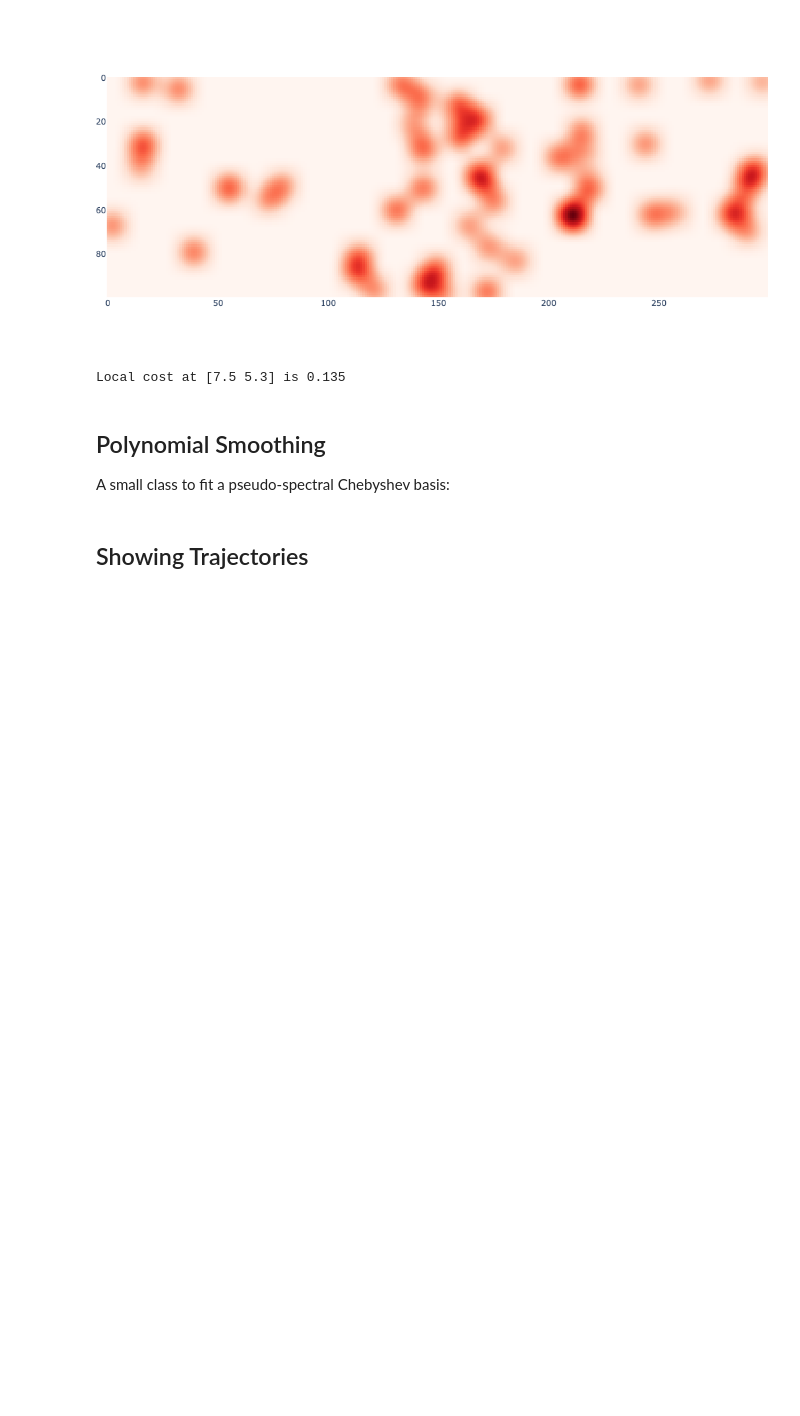
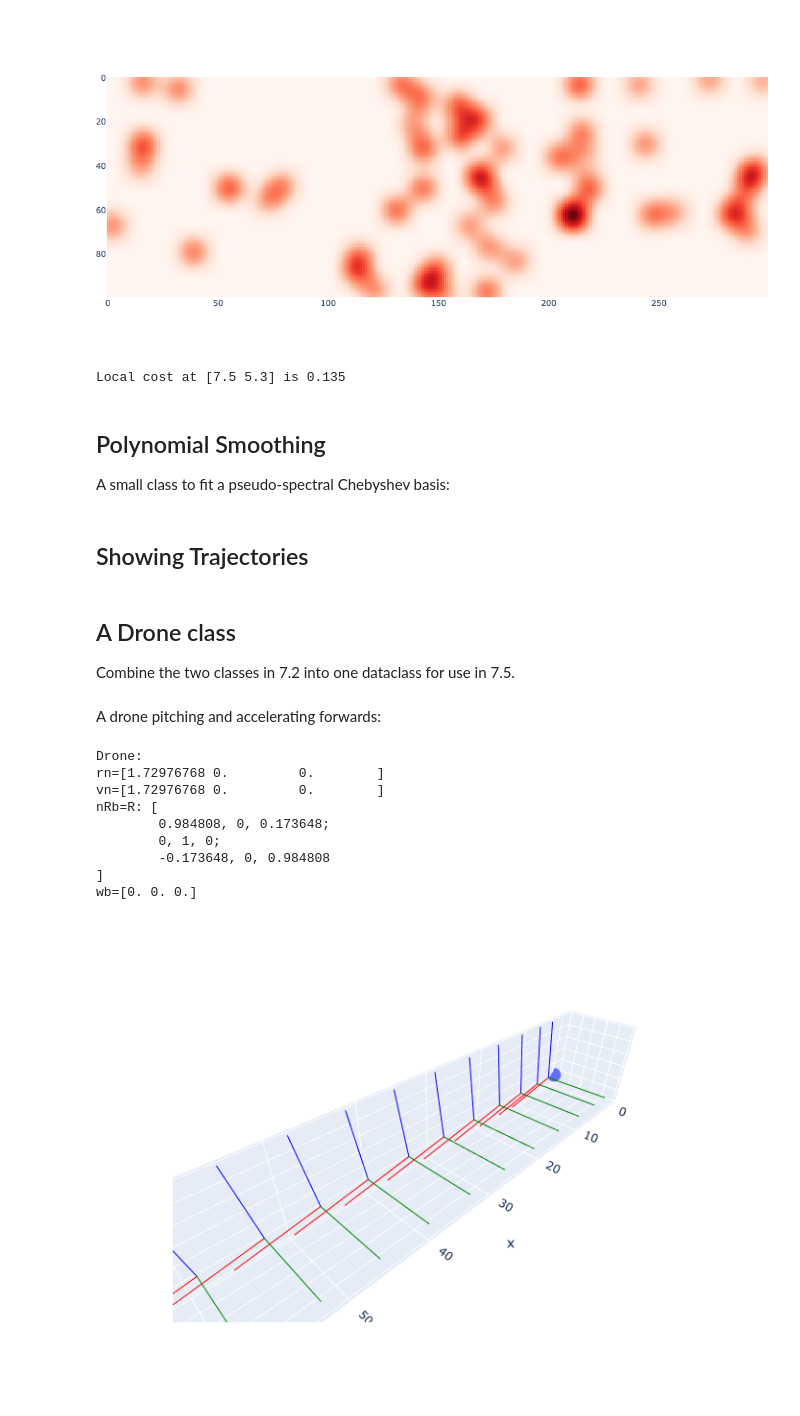
Before and after one commit to gtbook/gtbook, a Jupyter notebook: drone.ipynb, the cells around one changed output. Drawn from its saved outputs; the diff is of its cells as text; code cells hidden in the pictures; blank space fills up the shorter version.

Commit message:
drone class

```diff
--- a/drone.ipynb
+++ b/drone.ipynb
@@ -302,3 +303,7 @@ def show_executed(desired_rn:np.ndarray, rn:np.ndarray, nRb: np.ndarray, K:int,
     fig.update_layout(scene_aspectmode='data', showlegend=False)
     fig.update_layout(margin=dict(l=0, r=0, t=0, b=0))
     return fig
+# %% [markdown]
+## A Drone class
+
+Combine the two classes in 7.2 into one dataclass for use in 7.5.
@@ -304,0 +377,32 @@ def show_executed(desired_rn:np.ndarray, rn:np.ndarray, nRb: np.ndarray, K:int,
+# %% [markdown]
+A drone pitching and accelerating forwards:
+# %%
+zero = lambda : gtsam.Point3(0, 0, 0)
+pitch = math.radians(10)
+f = 9.81 / math.cos(pitch)
+drone = Drone(rn=zero(), vn=zero(), nRb=gtsam.Rot3.Pitch(pitch), wb=zero())
+
+drone.integrate(f, zero(), dt=1)
+print(drone)
+assert np.allclose(drone.rn, gtsam.Point3(1.72976768, 0, 0))
+assert np.allclose(drone.vn, gtsam.Point3(1.72976768, 0, 0))
+assert np.allclose(drone.wb, gtsam.Point3(0, 0, 0))
+
+fig = px.scatter_3d(x=[0], y=[0], z=[0])
+scale, labels = 10, ["F", "L", "U"]
+fig.add_traces(axes(drone.pose(), scale, labels))
+for k in range(10):
+    drone.integrate(f, zero(), dt=1)
+    fig.add_traces(axes(drone.pose(), scale, labels))
+fig.update_layout(showlegend=False, scene_aspectmode='data').show()
+# %% [output]
+Drone:
+rn=[1.72976768 0.         0.        ]
+vn=[1.72976768 0.         0.        ]
+nRb=R: [
+        0.984808, 0, 0.173648;
+        0, 1, 0;
+        -0.173648, 0, 0.984808
+]
+wb=[0. 0. 0.]
+[figure, added]
```
Also changed, not shown: parts of 2 cells of this notebook, 4 other files.
